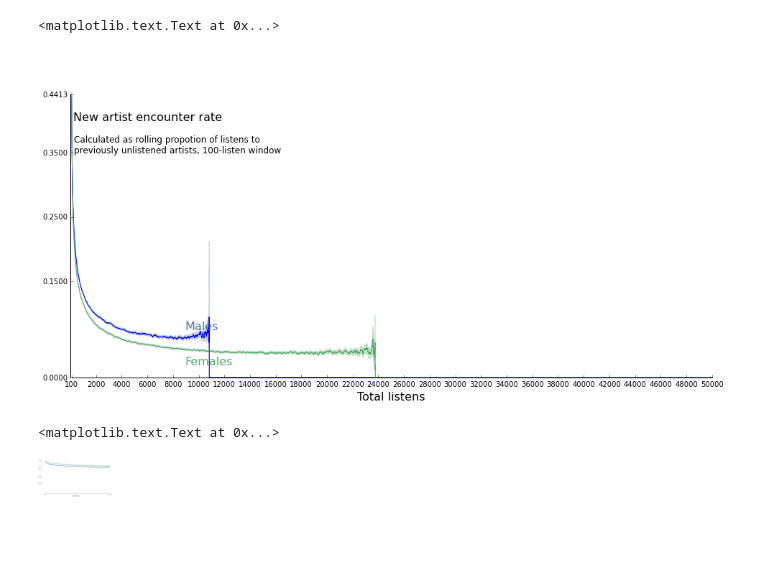
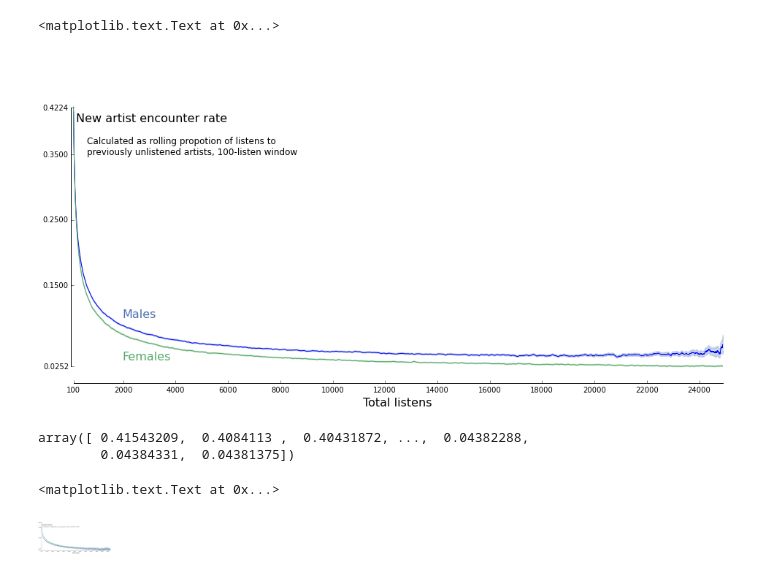
Before and after one commit to jlorince/music-gender, a Jupyter notebook: notebooks/Scratch.ipynb, the cells around one changed output. Saved outputs shown, nothing was run; the diff lists cells and outputs as text; code cells hidden in the pictures; blank space fills up the shorter version.

```diff
--- a/notebooks/Scratch.ipynb
+++ b/notebooks/Scratch.ipynb
@@ -14,45 +14,50 @@ colors = [(0.2980392156862745, 0.4470588235294118, 0.6901960784313725),
  (0.39215686274509803, 0.7098039215686275, 0.803921568627451)]
 # %%
 fig,ax = plt.subplots(1,1,figsize=(16,8))
-npz = np.load('../staging/m_results.npz')
+npz = np.load('../staging/m_results2.npz')
 m_mean = npz['mean']
 m_std = npz['std']
 m_n = npz['n']
 m_ci = 1.96 * (m_std/np.sqrt(m_n))
 ax.plot(range(100,50100),m_mean,lw=1)
 ax.fill_between(range(100,50100),m_mean-m_ci,m_mean+m_ci,alpha=0.25,color=colors[0])
-ax.annotate('Males',xy=(9000,0.075),color = colors[0],fontsize=16)
+ax.annotate('Males',xy=(2000,0.1),color = colors[0],fontsize=16)
 
-mx = 50000
+mx = 25000-100
 
-npz = np.load('../staging/f_results.npz')
+npz = np.load('../staging/f_results2.npz')
 f_mean = npz['mean']
 f_std = npz['std']
 f_n = npz['n']
 f_ci = 1.96 * (f_std/np.sqrt(f_n))
 ax.plot(range(100,50100),f_mean,lw=1,c=colors[1])
 ax.fill_between(range(100,50100),f_mean-f_ci,f_mean+f_ci,alpha=0.25,color=colors[1])
-ax.annotate('Females',xy=(9000,0.02),color = colors[1],fontsize=16)
+ax.annotate('Females',xy=(2000,0.035),color = colors[1],fontsize=16)
 
 ax.set_ylim(0,.5)
 ax.set_xlim(0,mx)
 ax.set_axis_bgcolor('white')
 ax.set_xticks([100]+list(np.arange(2000,mx+1,2000)))
 ax.spines['bottom'].set_bounds(100,mx)
 
 ax.set_yticks([min(m_mean[:mx].min(),f_mean[:mx].min())]+list(np.arange(.15,.4,.1))+[max(m_mean[:mx].max(),f_mean[:mx].max())])
 ax.spines['left'].set_bounds(min(m_mean[:mx].min(),f_mean[:mx].min()),max(m_mean[:mx].max(),f_mean[:mx].max()))
 ax.spines['top'].set_visible(False)
 ax.spines['right'].set_visible(False)
 ax.yaxis.set_ticks_position('left')
 ax.xaxis.set_ticks_position('bottom')
 
 ax.annotate("New artist encounter rate",xy=(200,0.4),fontsize=16) #\n(rolling proportion of never-\nbefore-listened artists, 100-\nlisten window)
-ax.annotate("Calculated as rolling propotion of listens to\npreviously unlistened artists, 100-listen window",xy=(300,0.35),fontsize=12) #\n(rolling proportion of never-\nbefore-listened artists, 100-\nlisten window)
+ax.annotate("Calculated as rolling propotion of listens to\npreviously unlistened artists, 100-listen window",xy=(600,0.35),fontsize=12) #\n(rolling proportion of never-\nbefore-listened artists, 100-\nlisten window)
 ax.set_xlabel('Total listens',fontsize=16)
 # %% [output]
 <matplotlib.text.Text at 0x...>
-[figure, old version]
+[figure, new version]
+# %%
+m_mean[:24000-100]
+# %% [output]
+array([ 0.41543209,  0.4084113 ,  0.40431872, ...,  0.04382288,
+        0.04384331,  0.04381375])
 # %%
 fig,ax = plt.subplots(1,1,figsize=(16,8))
 npz = np.load('../staging/m_results_diversity.npz')
@@ -64,7 +69,7 @@ ax.plot(range(100,50100),m_mean,lw=1)
 ax.fill_between(range(100,50100),m_mean-m_ci,m_mean+m_ci,alpha=0.25,color=colors[0])
 ax.annotate('Males',xy=(9000,0.075),color = colors[0],fontsize=16)
 
-mx = 2000
+mx = 25000-100
 
 npz = np.load('../staging/f_results_diversity.npz')
 f_mean = npz['mean']
@@ -75,22 +80,22 @@ ax.plot(range(100,50100),f_mean,lw=1,c=colors[1])
 ax.fill_between(range(100,50100),f_mean-f_ci,f_mean+f_ci,alpha=0.25,color=colors[1])
 ax.annotate('Females',xy=(9000,0.02),color = colors[1],fontsize=16)
 
-ax.set_ylim(0,.5)
+ax.set_ylim(0.29,.45)
 ax.set_xlim(0,mx)
 ax.set_axis_bgcolor('white')
 ax.set_xticks([100]+list(np.arange(2000,mx+1,2000)))
 ax.spines['bottom'].set_bounds(100,mx)
 
-ax.set_yticks([min(m_mean[:mx].min(),f_mean[:mx].min())]+list(np.arange(.15,.4,.1))+[max(m_mean[:mx].max(),f_mean[:mx].max())])
+ax.set_yticks([min(m_mean[:mx].min(),f_mean[:mx].min())]+list(np.arange(.3,.4,.05))+[max(m_mean[:mx].max(),f_mean[:mx].max())]) #
 ax.spines['left'].set_bounds(min(m_mean[:mx].min(),f_mean[:mx].min()),max(m_mean[:mx].max(),f_mean[:mx].max()))
 ax.spines['top'].set_visible(False)
 ax.spines['right'].set_visible(False)
 ax.yaxis.set_ticks_position('left')
 ax.xaxis.set_ticks_position('bottom')
 
-# ax.annotate("New artist encounter rate",xy=(200,0.4),fontsize=16) #\n(rolling proportion of never-\nbefore-listened artists, 100-\nlisten window)
-# ax.annotate("Calculated as rolling propotion of listens to\npreviously unlistened artists, 100-listen window",xy=(300,0.35),fontsize=12) #\n(rolling proportion of never-\nbefore-listened artists, 100-\nlisten window)
+ax.annotate("Simple diversity",xy=(300,0.41),fontsize=16) #\n(rolling proportion of never-\nbefore-listened artists, 100-\nlisten window)
+ax.annotate("Calculated as rolling propotion n_unique_artists / n_listens, 100-listen window",xy=(700,0.4),fontsize=12) #\n(rolling proportion of never-\nbefore-listened artists, 100-\nlisten window)
 ax.set_xlabel('Total listens',fontsize=16)
 # %% [output]
 <matplotlib.text.Text at 0x...>
-[figure, old version]
+[figure, new version]
```
Also changed, not shown: 7 other files.
